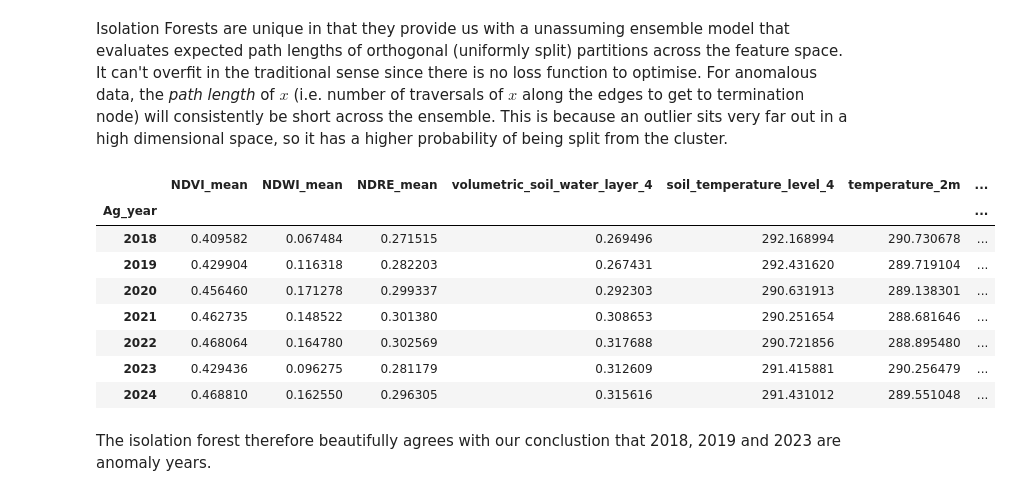
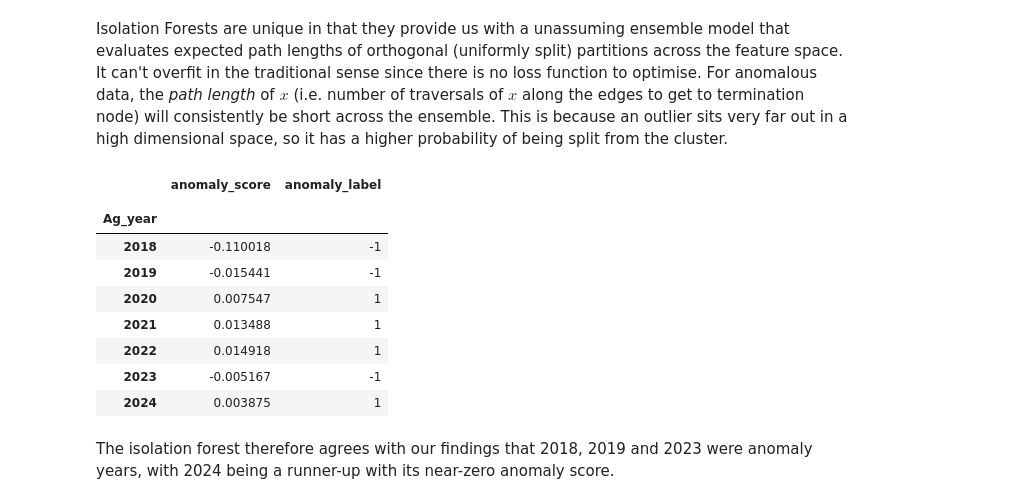
Before and after one commit to asembreek/fieldlens, a Jupyter notebook: notebooks/3. EDA with engineered features.ipynb, the cells around one changed output. Drawn from its saved outputs; the diff is of its cells as text; code cells hidden in the pictures.

```diff
--- a/notebooks/3. EDA with engineered features.ipynb
+++ b/notebooks/3. EDA with engineered features.ipynb
@@ -343,25 +384,40 @@ features = [
+# %%
+yearly = summary_df.groupby("Ag_year").agg({
+    "NDVI_mean": ["mean"],
+    "NDWI_mean": ["mean"],
+    "NDRE_mean": ["mean"],
+    "precipitation": ["sum"],
+    "temperature_2m": ["mean", "max"],
+    "root_weighted_soil_moisture": ["mean", "min"],
+    'ST_PC1': ['mean', 'max'],
+    'surface_solar_radiation_downwards_sum': ['mean'],
+    'cumulative_GDD': ["max"],
+    'soil_temperature_level_4': ["mean"],
+    'volumetric_soil_water_layer_4': ["mean"]
+})
 # %%
 scaler = StandardScaler()
-yearly = summary_df.groupby("Ag_year")[features].mean()
+
 X = yearly.copy()
 X_scaled = scaler.fit_transform(X)
 
-model = IsolationForest(n_estimators=2000, contamination=3/8, random_state=42)
+model = IsolationForest(n_estimators=100000, contamination=3/7)
 model.fit(X_scaled)
 
 yearly["anomaly_label"] = model.predict(X_scaled)
 yearly["anomaly_score"] = model.decision_function(X_scaled)
 # %%
-yearly
+yearly[["anomaly_score", "anomaly_label"]]
 # %% [output]
-|  | NDVI_mean | NDWI_mean | NDRE_mean | volumetric_soil_water_layer_4 | soil_temperature_level_4 | temperature_2m | ... |
-| Ag_year |  |  |  |  |  |  | ... |
-| 2018 | 0.409582 | 0.067484 | 0.271515 | 0.269496 | 292.168994 | 290.730678 | ... |
-| 2019 | 0.429904 | 0.116318 | 0.282203 | 0.267431 | 292.431620 | 289.719104 | ... |
-| 2020 | 0.456460 | 0.171278 | 0.299337 | 0.292303 | 290.631913 | 289.138301 | ... |
-| 2021 | 0.462735 | 0.148522 | 0.301380 | 0.308653 | 290.251654 | 288.681646 | ... |
-| 2022 | 0.468064 | 0.164780 | 0.302569 | 0.317688 | 290.721856 | 288.895480 | ... |
-| 2023 | 0.429436 | 0.096275 | 0.281179 | 0.312609 | 291.415881 | 290.256479 | ... |
-| 2024 | 0.468810 | 0.162550 | 0.296305 | 0.315616 | 291.431012 | 289.551048 | ... |
+|  | anomaly_score | anomaly_label |
+|  |  |  |
+| Ag_year |  |  |
+| 2018 | -0.110018 | -1 |
+| 2019 | -0.015441 | -1 |
+| 2020 | 0.007547 | 1 |
+| 2021 | 0.013488 | 1 |
+| 2022 | 0.014918 | 1 |
+| 2023 | -0.005167 | -1 |
+| 2024 | 0.003875 | 1 |
 # %% [markdown]
-The isolation forest therefore beautifully agrees with our conclustion that 2018, 2019 and 2023 are anomaly years.
+The isolation forest therefore agrees with our findings that 2018, 2019 and 2023 were anomaly years, with 2024 being a runner-up with its near-zero anomaly score.
```
Also changed, not shown: parts of 19 cells of this notebook, 1 other file.
